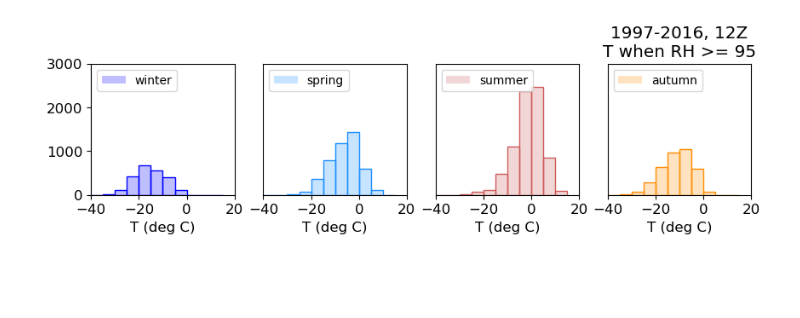
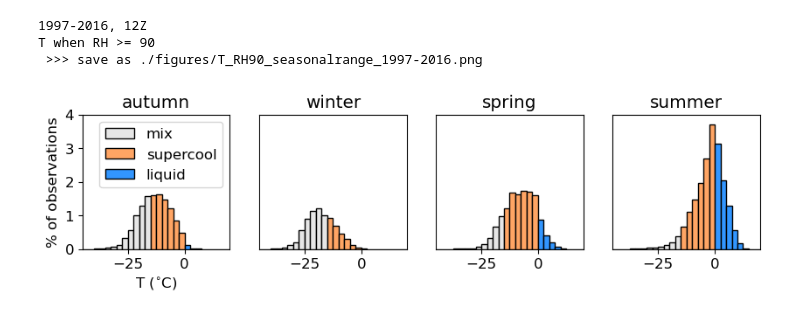
Before and after one commit to mackenziejewell/ArcticClouds_SoundingAnalysis, a Jupyter notebook: 6_plot.ipynb, the cells around one changed output. Cells and saved outputs as stored; diff of their text form; code cells hidden in the pictures; blank space fills up the shorter version.

Commit message:
clean up plotting routine

```diff
--- a/6_plot.ipynb
+++ b/6_plot.ipynb
@@ -30,32 +181,54 @@ from LIB_sounding_date_checks import grab_sounding_dates
 # %%
 #==================================================
-seasons = ['winter', 'spring', 'summer', 'autumn']
+seasons = ['autumn', 'winter', 'spring', 'summer']
 colors = ['blue', 'dodgerblue', 'indianred', 'darkorange']
-rh_thresh = 95
+rh_thresh = 90
 hours = [12]
 #============================================================
 
 fig, axs = plt.subplots(1,len(seasons), figsize=(10,2))
+
+width = 2.5
+bin_min = -45
+bin_max = 20
+bin_edges = np.arange(bin_min,bin_max+width,width)
+bin_centers = np.arange(bin_min+width/2,bin_max,width)
 
 for ss, season in enumerate(seasons):
 
     # open seasonal data
     ds = xr.open_dataset(f'./figures/{season}_1997-2016.nc')
 
-    # plot histograms
-    axs[ss].hist(ds.T.values[ds.RH >= rh_thresh], bins=np.arange(-40,20,5), edgecolor='None', facecolor=colors[ss], alpha=0.25, label=f'{season}')
-    axs[ss].hist(ds.T.values[ds.RH >= rh_thresh], bins=np.arange(-40,20,5), edgecolor=colors[ss], facecolor='None', alpha=1)
+    # find total counts of 'clouds' in different temperature bins
+    hist_out = np.histogram(ds.T.values[ds.RH >= rh_thresh], bins=bin_edges)
 
-    # labels
-    axs[ss].set_xlabel('T (deg C)')
-    axs[ss].set_xlim(-40,20)
-    axs[ss].set_ylim(0,3000)
+    # plot cloud occurence counts per total observations (times 100 to give % of total obs)
+    # find total obs #
+    total_obs = (np.isnan(ds.RH)==False).sum(dim='doy').sum(dim='year').sum(dim='h').data
+    axs[ss].bar(bin_centers[(bin_centers<=-15)], 100*hist_out[0][(bin_centers<=-15)]/107770, width = width, facecolor=[0.9,0.9,0.9], edgecolor='k', alpha=1, label='mix')
+    axs[ss].bar(bin_centers[(bin_centers<0)&(bin_centers>-15)], 100*hist_out[0][(bin_centers<0)&(bin_centers>-15)]/107770, width = width, facecolor=[255/255,165/255, 100/255], edgecolor='k', alpha=1, label='supercool')
+    axs[ss].bar(bin_centers[bin_centers>=0], 100*hist_out[0][bin_centers>=0]/107770, width = width, facecolor=[50/255,150/255,255/255], edgecolor='k', alpha=1, label='liquid')
+
+    # plot labels
+    axs[ss].set_title(f'{season}')
+    axs[ss].set_xlim(-45,20)
+    axs[ss].set_ylim(0,4)
+    if ss == 0:
+        axs[ss].set_ylabel('% of observations')
+        axs[ss].set_xlabel('T ($^{\circ}$C)')
     if ss > 0:
         axs[ss].set_yticks([])
-    else:
-        plt.title(f'{ds.year[0].values}-{ds.year[-1].values}, {hours[0]}Z\nT when RH >= {rh_thresh}')
+    if ss == 0:
+        axs[ss].legend()
 
-    # legends
-    axs[ss].legend(fontsize=10, loc=2)
+print(f'{ds.year[0].values}-{ds.year[-1].values}, {hours[0]}Z\nT when RH >= {rh_thresh}')
+
+# save
+savename = f'./figures/T_RH{rh_thresh}_seasonalrange_{ds.year[0].values}-{ds.year[-1].values}.png'
+print(f' >>> save as {savename}')
+fig.savefig(savename, transparent=True, bbox_inches='tight', pad_inches=0, dpi=300)
 # %% [output]
+1997-2016, 12Z
+T when RH >= 90
+ >>> save as ./figures/T_RH90_seasonalrange_1997-2016.png
-[figure, old version]
+[figure, new version]
```
Also changed, not shown: parts of 14 cells of this notebook, 14 other files.
